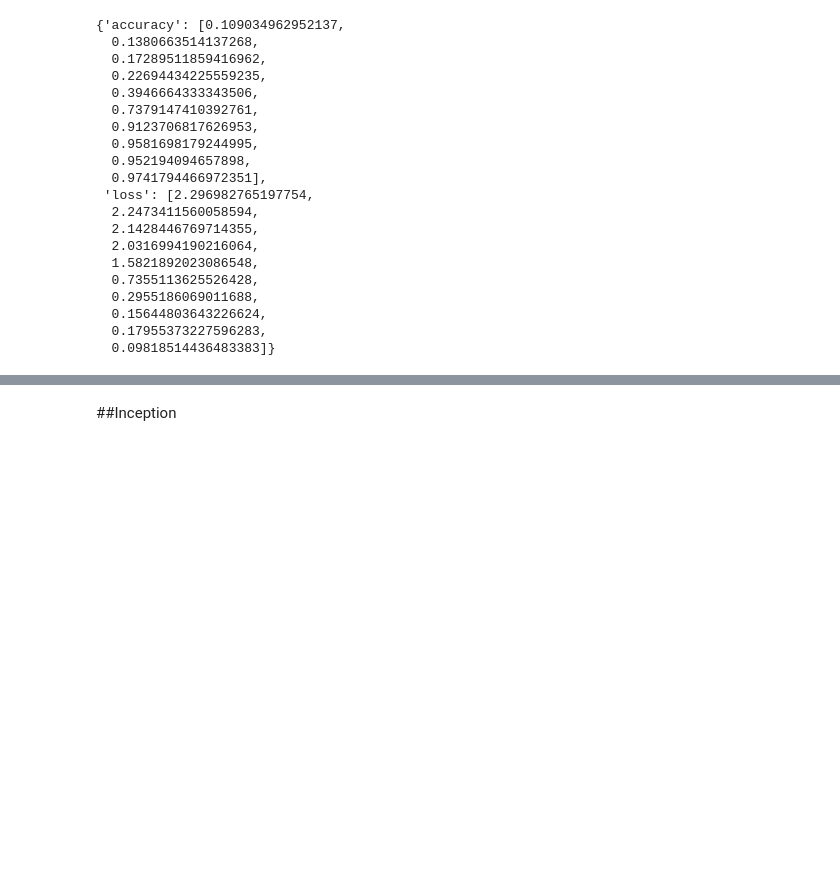
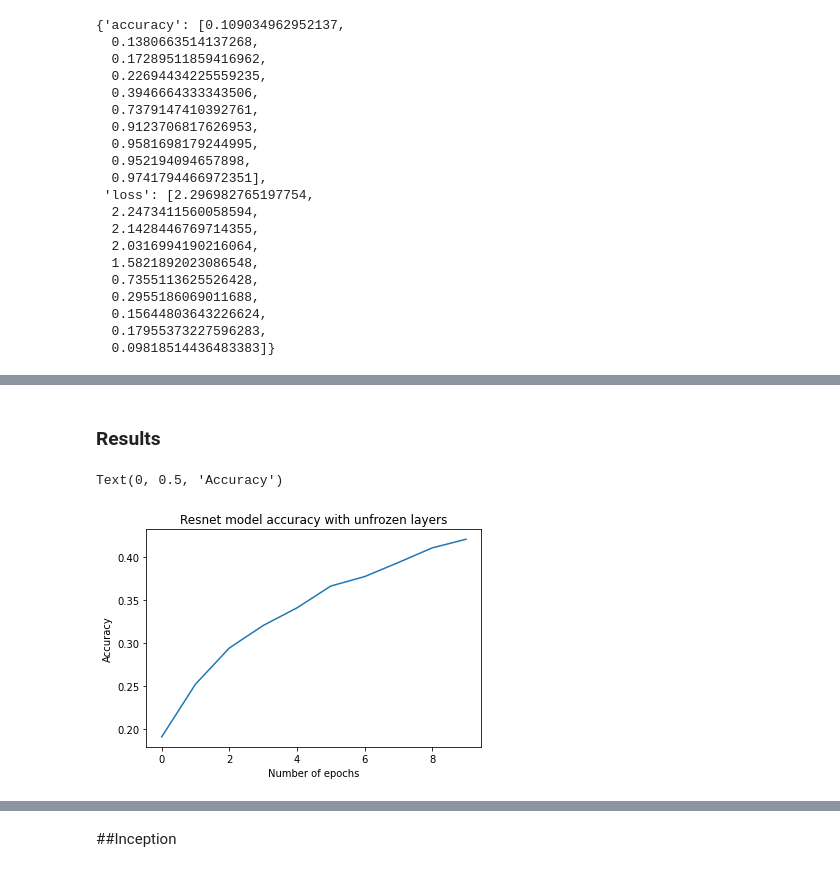
Before and after one commit to AshnakAGQ/DistractedDriver, a Jupyter notebook: CS175Project.ipynb, the cells around one changed output, grey strips where cells are left out. Drawn from its saved outputs; the diff is of its cells as text; code cells hidden in the pictures; blank space fills up the shorter version.

```diff
--- a/CS175Project.ipynb
+++ b/CS175Project.ipynb
@@ -435,0 +431,20 @@ Text(0, 0.5, 'Loss')
+# %%
+frozen_resnet_model = ResNet50(include_top =True,weights='imagenet', input_shape=(224,224,3))
+frozen_resnet_output= Flatten()(frozen_resnet_model.outputs[-1])
+# resnet_output = Dense(10, activation = 'softmax')(resnet_flatten)
+frozen_resnet_model = Model(inputs=frozen_resnet_model.inputs,outputs=frozen_resnet_output)
+for layers in frozen_resnet_model.layers:
+  layers.trainable = False
+frozen_resnet_edited = tf.keras.Sequential()
+frozen_resnet_edited.add(frozen_resnet_model)
+frozen_resnet_edited.add(Dense(4096, activation='relu'))
+frozen_resnet_edited.add(tf.keras.layers.Dropout(0.3))
+frozen_resnet_edited.add(Dense(4096, activation='relu'))
+frozen_resnet_edited.add(tf.keras.layers.Dropout(0.3))
+frozen_resnet_edited.add(Dense(10, activation='softmax'))
+# %%
+train = full_ds_s.map(Resnet_preprocess, num_parallel_calls=tf.data.experimental.AUTOTUNE)
+train = train.prefetch(tf.data.experimental.AUTOTUNE)
+
+frozen_resnet_edited.compile(optimizer='adam', loss = tf.keras.losses.SparseCategoricalCrossentropy(from_logits=False), metrics=['accuracy'])
+frozen_resnet_history = frozen_resnet_edited.fit(train, epochs=10)
@@ -435,0 +472,10 @@ Text(0, 0.5, 'Loss')
+# %% [markdown]
+### Results
+# %%
+plt.plot(frozen_resnet_history.history['accuracy'])
+plt.title("Resnet model accuracy with unfrozen layers")
+plt.xlabel('Number of epochs')
+plt.ylabel("Accuracy")
+# %% [output]
+Text(0, 0.5, 'Accuracy')
+[figure, added]
```
Also changed, not shown: parts of 18 cells of this notebook.
